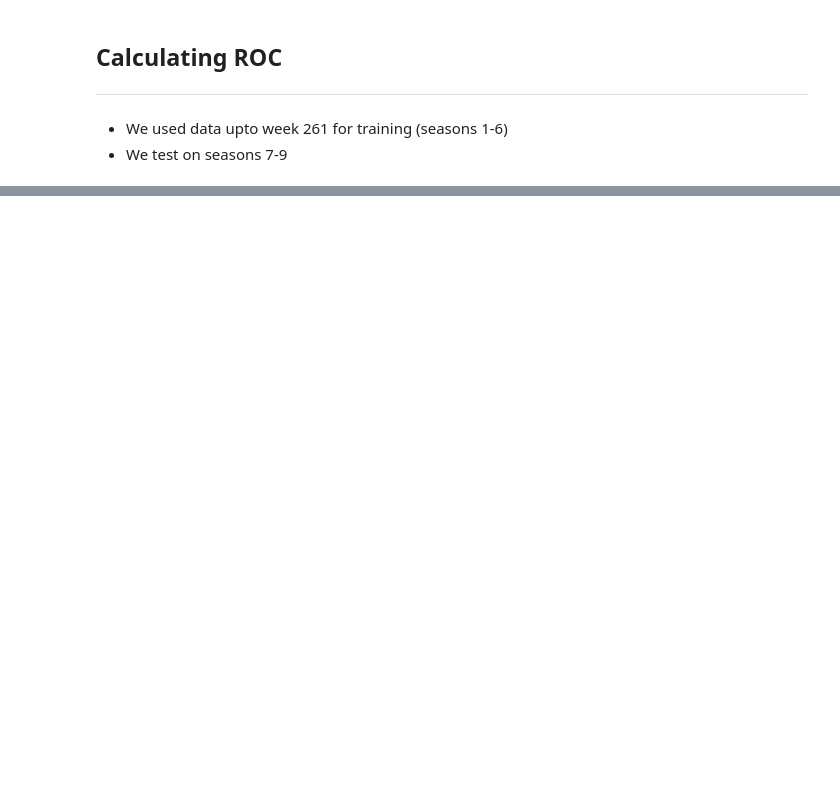
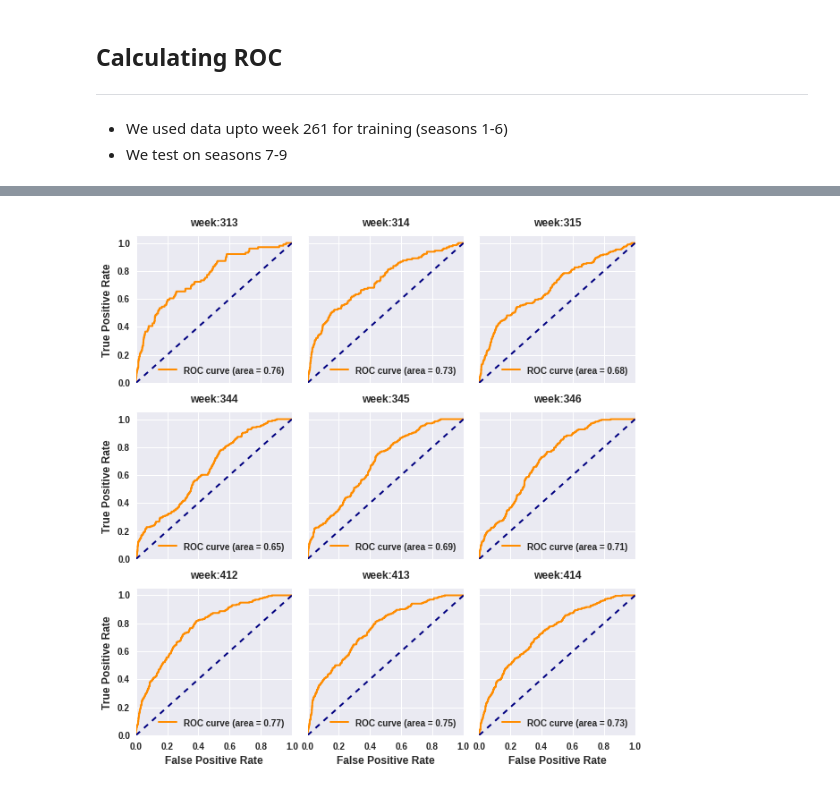
Before and after one commit to ishanuc/roc_test_, a Jupyter notebook: script01.ipynb, the cells around one changed output, grey strips where cells are left out. Cells and saved outputs as stored; diff of their text form; code cells hidden in the pictures; blank space fills up the shorter version.

```diff
--- a/script01.ipynb
+++ b/script01.ipynb
@@ -91,6 +91,6 @@ fnames=fd.values
 # %%
 font = {#'family' : 'normal',
-        'weight' : 'normal',
+        'weight' : 'bold',
         'size'   : 32}
 
 mpl.rc('font', **font)
@@ -98,33 +98,35 @@ mpl.rc('font', **font)
 fd=pd.read_csv('./code/filenames2.txt',header=None)
 fd.columns=['files']
 fnames=fd.values
 
 sns.set_style('darkgrid')
 fig=plt.figure(figsize=(10,10))
 fig.subplots_adjust(hspace=0.2)
 fig.subplots_adjust(wspace=.1)
 FS=10
 FS1=10
 
 R=3
 C=3
 
 
 for num in np.arange(R*C):
     i=num/C
     j=num-(i*C)
 
     ax = plt.subplot2grid((3,3),(i,j), colspan=1,rowspan=1)
-    read_roc('./code/'+fnames[num][0],int(fnames[num][0].replace('res_','')),TH=50,ax=ax,PLT=False)
+    read_roc('./code/'+fnames[num][0],int(fnames[num][0].replace('res_','')),TH=5,ax=ax,PLT=False)
     ax.tick_params(labelsize=10)
 
-    if i<5:
+    if i<2:
         ax.set_xticklabels([])
         ax.set_xlabel('')
     if j>0:
         ax.set_yticklabels([])
         ax.set_ylabel('')
 
 
-plt.savefig('PRED_80'+'.pdf',dpi=1200, bbox_inches='tight')
+plt.savefig('PRED_5'+'.pdf',dpi=1200, bbox_inches='tight')
 #plt.savefig('PRED_80'+'.png',dpi=600, bbox_inches='tight')
+# %% [output]
+[figure, added]
```
Also changed, not shown: parts of 7 cells of this notebook, 4 other files.
